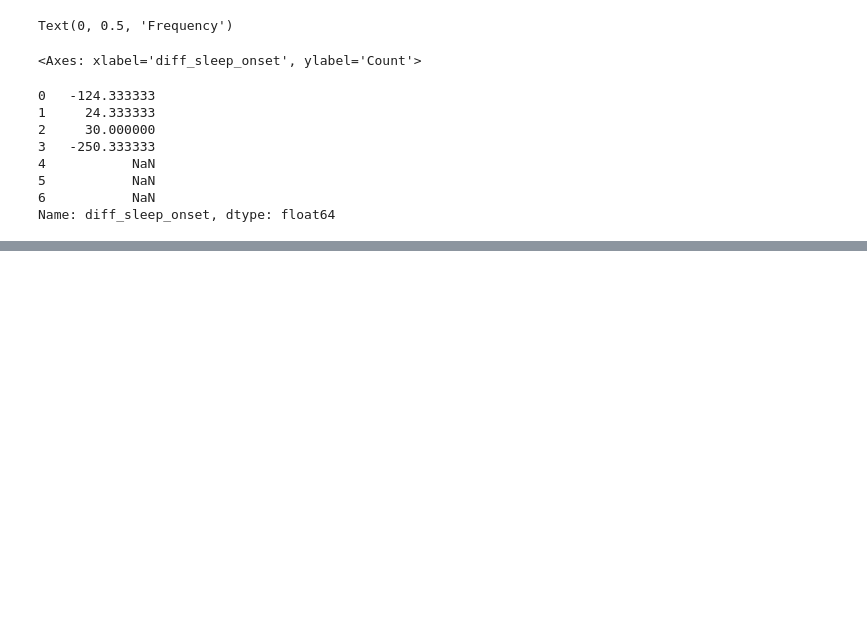
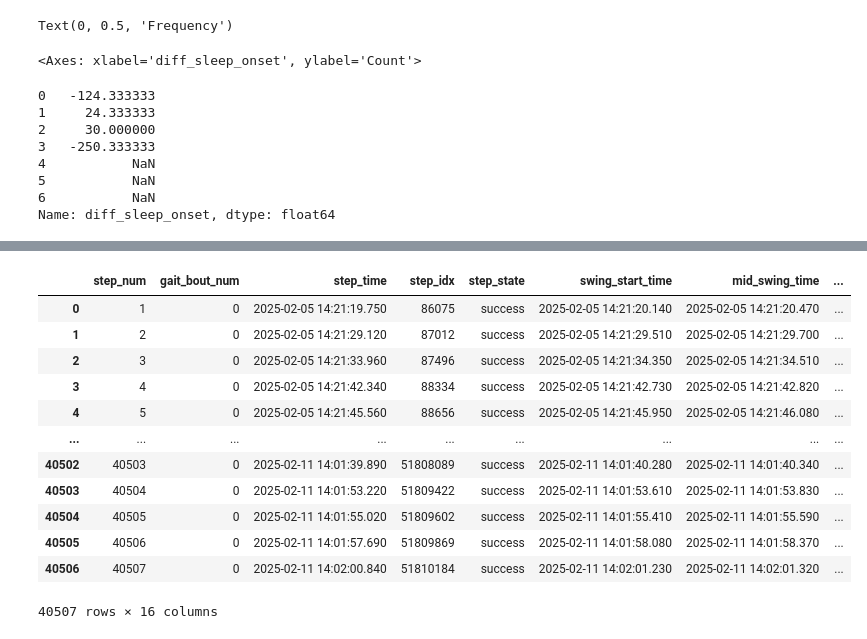
Before and after one commit to marcellosicbaldi/DARE-wearable-pipelines, a Jupyter notebook: notebooks/icare-it_EDA.ipynb, the cells around one changed output, grey strips where cells are left out. Drawn from its saved outputs; the diff is of its cells as text; code cells hidden in the pictures; blank space fills up the shorter version.

```diff
--- a/notebooks/icare-it_EDA.ipynb
+++ b/notebooks/icare-it_EDA.ipynb
@@ -1111,0 +1596,16 @@ missing_nights
+# %%
+steps2
+# %% [output]
+|  | step_num | gait_bout_num | step_time | step_idx | step_state | swing_start_time | mid_swing_time | ... |
+| 0 | 1 | 0 | 2025-02-05 14:21:19.750 | 86075 | success | 2025-02-05 14:21:20.140 | 2025-02-05 14:21:20.470 | ... |
+| 1 | 2 | 0 | 2025-02-05 14:21:29.120 | 87012 | success | 2025-02-05 14:21:29.510 | 2025-02-05 14:21:29.700 | ... |
+| 2 | 3 | 0 | 2025-02-05 14:21:33.960 | 87496 | success | 2025-02-05 14:21:34.350 | 2025-02-05 14:21:34.510 | ... |
+| 3 | 4 | 0 | 2025-02-05 14:21:42.340 | 88334 | success | 2025-02-05 14:21:42.730 | 2025-02-05 14:21:42.820 | ... |
+| 4 | 5 | 0 | 2025-02-05 14:21:45.560 | 88656 | success | 2025-02-05 14:21:45.950 | 2025-02-05 14:21:46.080 | ... |
+| ... | ... | ... | ... | ... | ... | ... | ... | ... |
+| 40502 | 40503 | 0 | 2025-02-11 14:01:39.890 | 51808089 | success | 2025-02-11 14:01:40.280 | 2025-02-11 14:01:40.340 | ... |
+| 40503 | 40504 | 0 | 2025-02-11 14:01:53.220 | 51809422 | success | 2025-02-11 14:01:53.610 | 2025-02-11 14:01:53.830 | ... |
+| 40504 | 40505 | 0 | 2025-02-11 14:01:55.020 | 51809602 | success | 2025-02-11 14:01:55.410 | 2025-02-11 14:01:55.590 | ... |
+| 40505 | 40506 | 0 | 2025-02-11 14:01:57.690 | 51809869 | success | 2025-02-11 14:01:58.080 | 2025-02-11 14:01:58.370 | ... |
+| 40506 | 40507 | 0 | 2025-02-11 14:02:00.840 | 51810184 | success | 2025-02-11 14:02:01.230 | 2025-02-11 14:02:01.320 | ... |
+40507 rows × 16 columns
```
Also changed, not shown: parts of 60 cells of this notebook.
